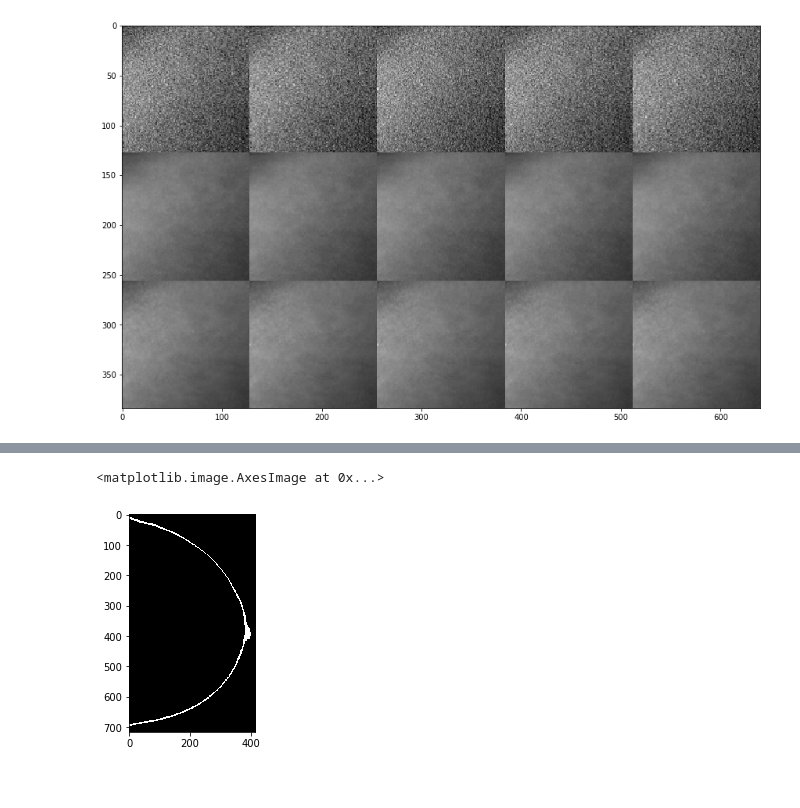
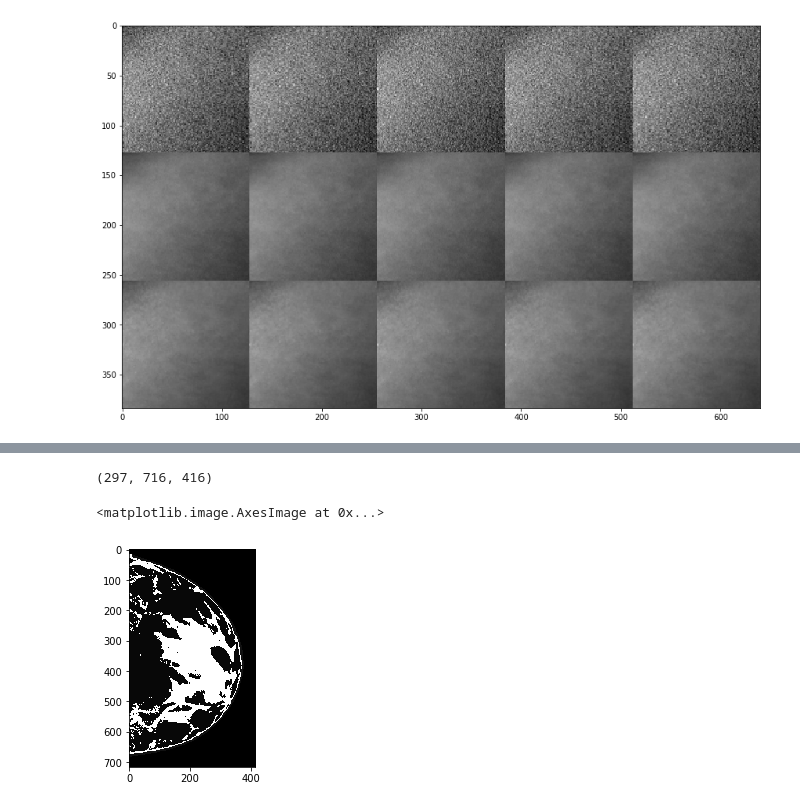
Before and after one commit to PranjalSahu/tf-adain, a Jupyter notebook: train.ipynb, the cells around one changed output, grey strips where cells are left out. Cells and saved outputs as stored; diff of their text form; code cells hidden in the pictures.

```diff
--- a/train.ipynb
+++ b/train.ipynb
@@ -1605,0 +1750,4 @@ print(image.shape)
+# %%
+print(image.shape)
+# %% [output]
+(297, 716, 416)
@@ -1606,5 +1760,5 @@ print(image.shape)
 # %%
-plt.imshow(image[100, :, :], cmap='gray')
+plt.imshow(a[70, :, :], cmap='gray')
 # %% [output]
 <matplotlib.image.AxesImage at 0x...>
-[figure, old version]
+[figure, new version]
```
Also changed, not shown: parts of 11 cells of this notebook.
